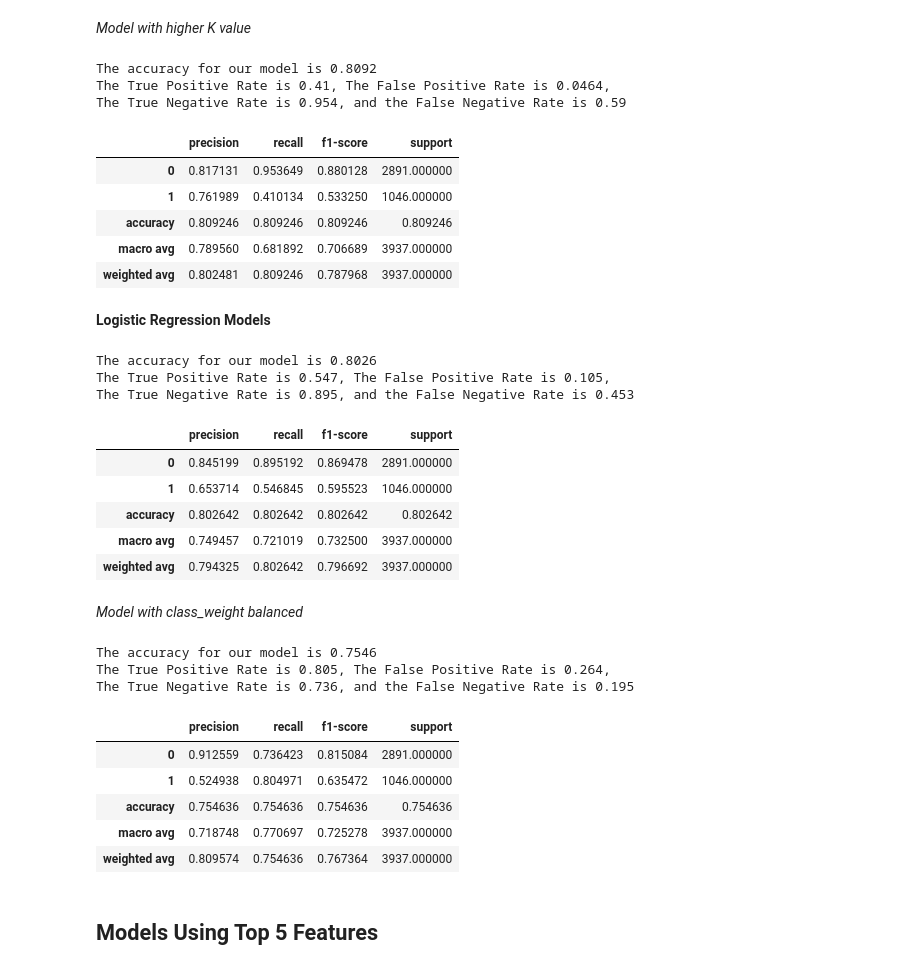
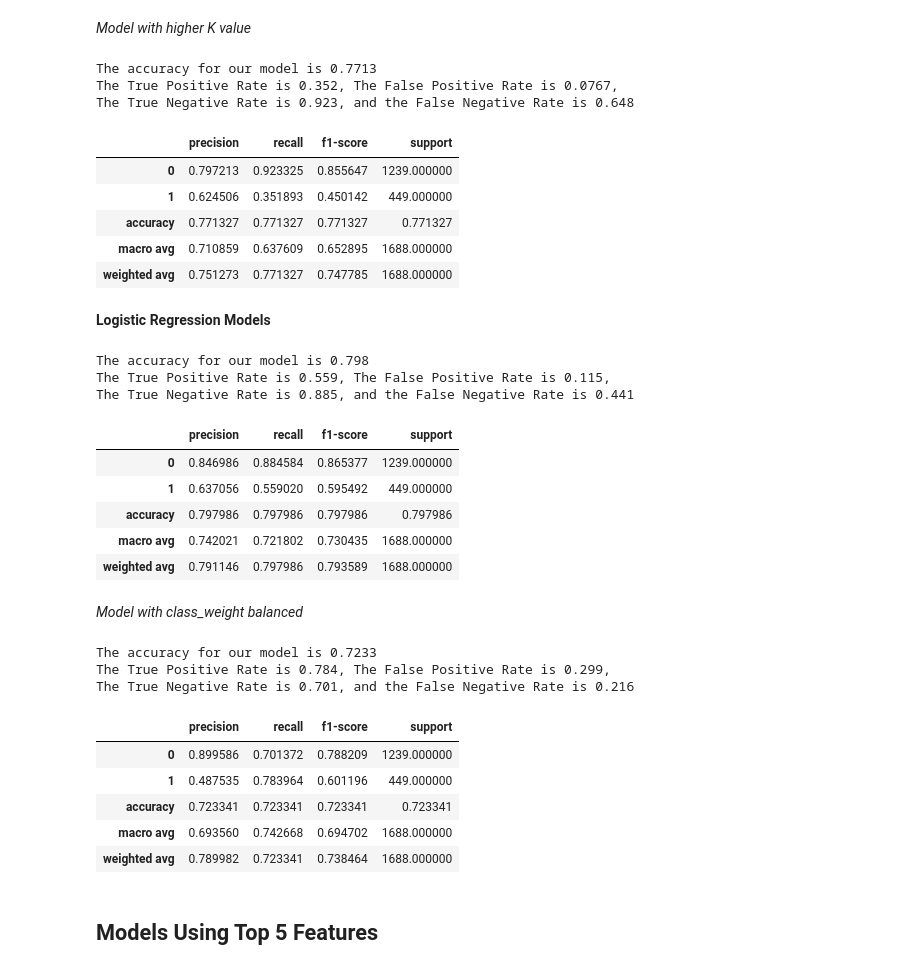
Before and after one commit to kristofer-rivera/classification-project, a Jupyter notebook: modeling.ipynb, the cells around one changed output. Drawn from its saved outputs; the diff is of its cells as text; code cells hidden in the pictures.

```diff
--- a/modeling.ipynb
+++ b/modeling.ipynb
@@ -69,8 +69,8 @@ clf1 = clf1.fit(X_train, y_train)
 # %%
 # Creating predictions and evaluating
 
-X = X_train
-y = y_train
+X = X_validate
+y = y_validate
 
 accuracy1 = clf1.score(X, y)
 y_pred = clf1.predict(X)
@@ -107,9 +107,6 @@ clf2 = DecisionTreeClassifier(max_depth=3, random_state=123)
 clf2 = clf2.fit(X_train, y_train)
 # %%
 # Creating predictions and evaluating
-
-X = X_train
-y = y_train
 
 accuracy2 = clf2.score(X, y)
 y_pred = clf2.predict(X)
@@ -145,9 +142,6 @@ knn1 = KNeighborsClassifier()
 knn1 = knn1.fit(X_train, y_train)
 # %%
 # Creating predictions and evaluating
-
-X = X_train
-y = y_train
 
 accuracy3 = knn1.score(X, y)
 y_pred = knn1.predict(X)
@@ -184,9 +178,6 @@ knn2 = KNeighborsClassifier(n_neighbors = 3)
 knn2 = knn2.fit(X_train, y_train)
 # %%
 # Creating predictions and evaluating
-
-X = X_train
-y = y_train
 
 accuracy4 = knn2.score(X, y)
 y_pred = knn2.predict(X)
@@ -223,35 +214,32 @@ knn3 = KNeighborsClassifier(n_neighbors = 10)
 knn3 = knn3.fit(X_train, y_train)
 # %%
 # Creating predictions and evaluating
-
-X = X_train
-y = y_train
 
 accuracy5 = knn3.score(X, y)
 y_pred = knn3.predict(X)
 conf = confusion_matrix(y, y_pred)
 class_report = pd.DataFrame(classification_report(y, y_pred, output_dict=True)).T
 conf = confusion_matrix(y, y_pred)
 tpr = conf[1][1] / conf[1].sum()
 fpr = conf[0][1] / conf[0].sum()
 tnr = conf[0][0] / conf[0].sum()
 fnr = conf[1][0] / conf[1].sum()
 print(f'''
 The accuracy for our model is {accuracy5:.4}
 The True Positive Rate is {tpr:.3}, The False Positive Rate is {fpr:.3},
 The True Negative Rate is {tnr:.3}, and the False Negative Rate is {fnr:.3}
 ''')
 class_report
 # %% [output]
-The accuracy for our model is 0.8092
-The True Positive Rate is 0.41, The False Positive Rate is 0.0464,
-The True Negative Rate is 0.954, and the False Negative Rate is 0.59
+The accuracy for our model is 0.7713
+The True Positive Rate is 0.352, The False Positive Rate is 0.0767,
+The True Negative Rate is 0.923, and the False Negative Rate is 0.648
 |  | precision | recall | f1-score | support |
-| 0 | 0.817131 | 0.953649 | 0.880128 | 2891.000000 |
-| 1 | 0.761989 | 0.410134 | 0.533250 | 1046.000000 |
-| accuracy | 0.809246 | 0.809246 | 0.809246 | 0.809246 |
-| macro avg | 0.789560 | 0.681892 | 0.706689 | 3937.000000 |
-| weighted avg | 0.802481 | 0.809246 | 0.787968 | 3937.000000 |
+| 0 | 0.797213 | 0.923325 | 0.855647 | 1239.000000 |
+| 1 | 0.624506 | 0.351893 | 0.450142 | 449.000000 |
+| accuracy | 0.771327 | 0.771327 | 0.771327 | 0.771327 |
+| macro avg | 0.710859 | 0.637609 | 0.652895 | 1688.000000 |
+| weighted avg | 0.751273 | 0.771327 | 0.747785 | 1688.000000 |
 # %% [markdown]
 **Logistic Regression Models**
 # %%
@@ -262,9 +250,6 @@ logit1 = LogisticRegression(random_state=123)
 logit1 = logit1.fit(X_train, y_train)
 # %%
 # Creating predictions and evaluating
-
-X = X_train
-y = y_train
 
 accuracy6 = logit1.score(X, y)
 y_pred = logit1.predict(X)
@@ -282,15 +267,15 @@ The True Negative Rate is {tnr:.3}, and the False Negative Rate is {fnr:.3}
 ''')
 class_report
 # %% [output]
-The accuracy for our model is 0.8026
-The True Positive Rate is 0.547, The False Positive Rate is 0.105,
-The True Negative Rate is 0.895, and the False Negative Rate is 0.453
+The accuracy for our model is 0.798
+The True Positive Rate is 0.559, The False Positive Rate is 0.115,
+The True Negative Rate is 0.885, and the False Negative Rate is 0.441
 |  | precision | recall | f1-score | support |
-| 0 | 0.845199 | 0.895192 | 0.869478 | 2891.000000 |
-| 1 | 0.653714 | 0.546845 | 0.595523 | 1046.000000 |
-| accuracy | 0.802642 | 0.802642 | 0.802642 | 0.802642 |
-| macro avg | 0.749457 | 0.721019 | 0.732500 | 3937.000000 |
-| weighted avg | 0.794325 | 0.802642 | 0.796692 | 3937.000000 |
+| 0 | 0.846986 | 0.884584 | 0.865377 | 1239.000000 |
+| 1 | 0.637056 | 0.559020 | 0.595492 | 449.000000 |
+| accuracy | 0.797986 | 0.797986 | 0.797986 | 0.797986 |
+| macro avg | 0.742021 | 0.721802 | 0.730435 | 1688.000000 |
+| weighted avg | 0.791146 | 0.797986 | 0.793589 | 1688.000000 |
 # %% [markdown]
 *Model with class_weight balanced*
 # %%
@@ -301,9 +286,6 @@ logit2 = LogisticRegression(random_state=123, class_weight='balanced')
 logit2 = logit2.fit(X_train, y_train)
 # %%
 # Creating predictions and evaluating
-
-X = X_train
-y = y_train
 
 accuracy7 = logit2.score(X, y)
 y_pred = logit2.predict(X)
@@ -321,15 +303,15 @@ The True Negative Rate is {tnr:.3}, and the False Negative Rate is {fnr:.3}
 ''')
 class_report
 # %% [output]
-The accuracy for our model is 0.7546
-The True Positive Rate is 0.805, The False Positive Rate is 0.264,
-The True Negative Rate is 0.736, and the False Negative Rate is 0.195
+The accuracy for our model is 0.7233
+The True Positive Rate is 0.784, The False Positive Rate is 0.299,
+The True Negative Rate is 0.701, and the False Negative Rate is 0.216
 |  | precision | recall | f1-score | support |
-| 0 | 0.912559 | 0.736423 | 0.815084 | 2891.000000 |
-| 1 | 0.524938 | 0.804971 | 0.635472 | 1046.000000 |
-| accuracy | 0.754636 | 0.754636 | 0.754636 | 0.754636 |
-| macro avg | 0.718748 | 0.770697 | 0.725278 | 3937.000000 |
-| weighted avg | 0.809574 | 0.754636 | 0.767364 | 3937.000000 |
+| 0 | 0.899586 | 0.701372 | 0.788209 | 1239.000000 |
+| 1 | 0.487535 | 0.783964 | 0.601196 | 449.000000 |
+| accuracy | 0.723341 | 0.723341 | 0.723341 | 0.723341 |
+| macro avg | 0.693560 | 0.742668 | 0.694702 | 1688.000000 |
+| weighted avg | 0.789982 | 0.723341 | 0.738464 | 1688.000000 |
 # %% [markdown]
 ## Models Using Top 5 Features ##
 # %% [markdown]
```
Also changed, not shown: parts of 34 cells of this notebook, 1 other file.
